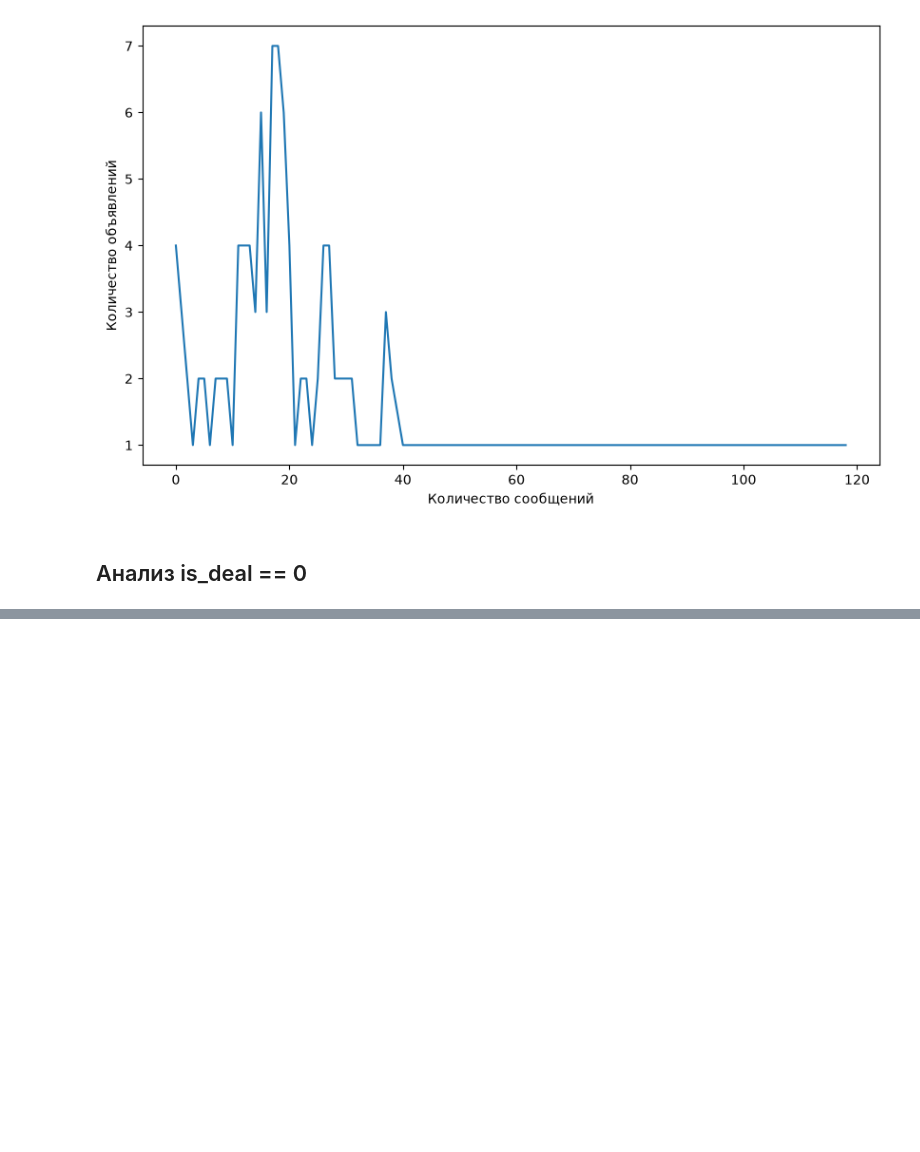
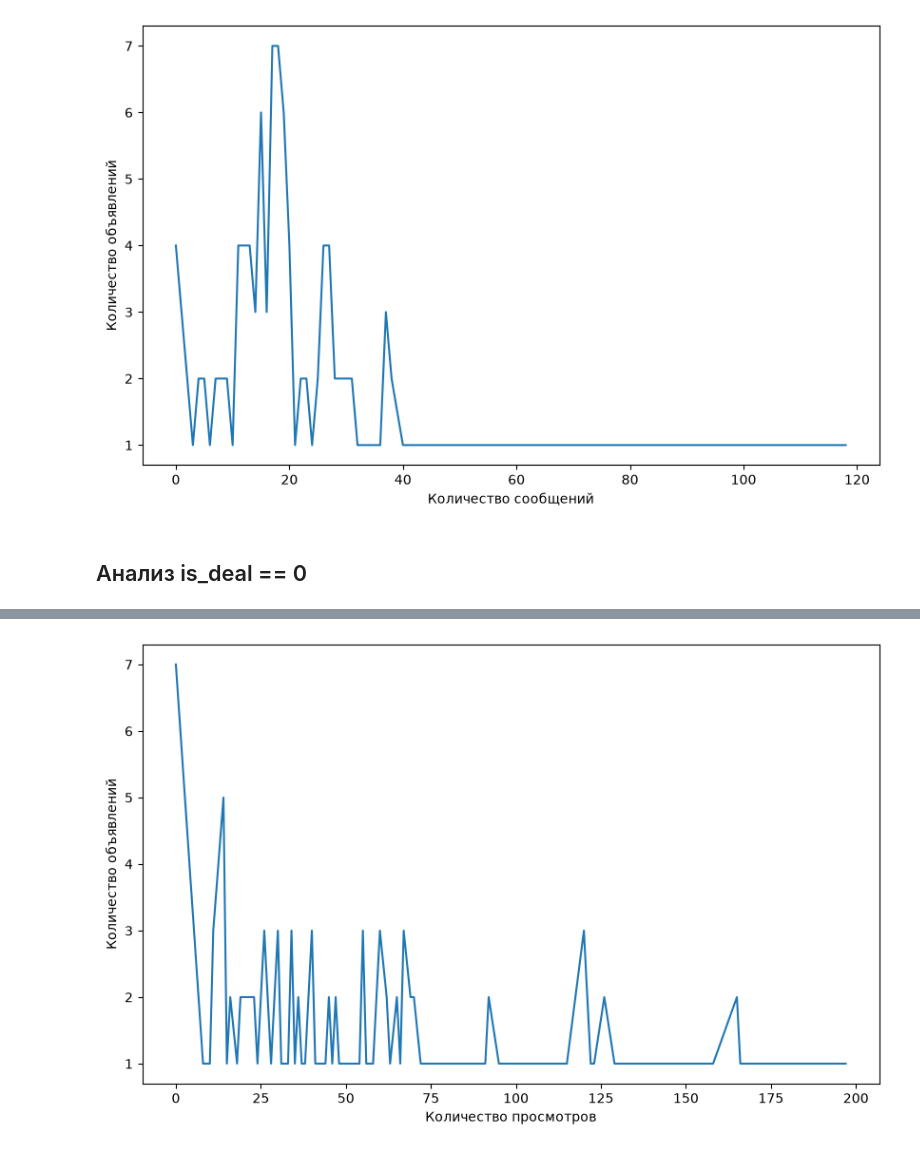
Before and after one commit to Wikemon/neuroslop_kygarikovs_hakaton, a Jupyter notebook: analyzing_of_verified.ipynb, the cells around one changed output, grey strips where cells are left out. Drawn from its saved outputs; the diff is of its cells as text; code cells hidden in the pictures; blank space fills up the shorter version.

```diff
--- a/analyzing_of_verified.ipynb
+++ b/analyzing_of_verified.ipynb
@@ -335,0 +528,9 @@ df = verified_listings_1.copy()
+# %%
+df_views_total_tmp = df_views_total[df_views_total.index < 300]
+plt.figure(figsize=(10, 6))
+plt.xlabel('Количество просмотров')
+plt.ylabel('Количество объявлений')
+plt.plot(df_views_total_tmp.index, df_views_total_tmp.values)
+plt.show()
+# %% [output]
+[figure, added]
```
Also changed, not shown: parts of 20 cells of this notebook.
